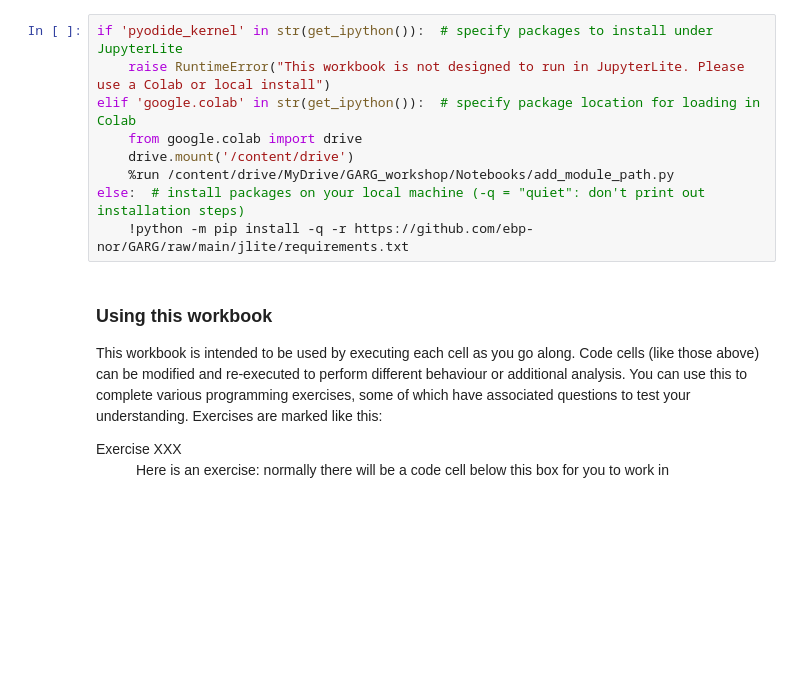
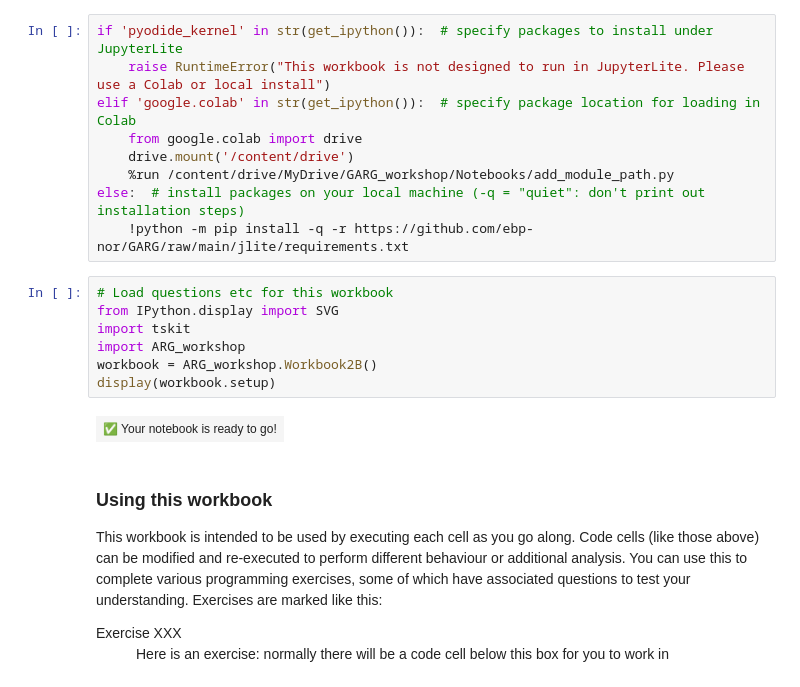
Before and after one commit to ebp-nor/GARG, a Jupyter notebook: jlite/content/Day2-B-PSMC.ipynb, the cells around one changed output. Cells and saved outputs as stored; diff of their text form; blank space fills up the shorter version.

```diff
--- a/jlite/content/Day2-B-PSMC.ipynb
+++ b/jlite/content/Day2-B-PSMC.ipynb
@@ -11,6 +11,15 @@ elif 'google.colab' in str(get_ipython()):  # specify package location for loadi
     %run /content/drive/MyDrive/GARG_workshop/Notebooks/add_module_path.py
 else:  # install packages on your local machine (-q = "quiet": don't print out installation steps)
     !python -m pip install -q -r https://github.com/ebp-nor/GARG/raw/main/jlite/requirements.txt
+# %%
+# Load questions etc for this workbook
+from IPython.display import SVG
+import tskit
+import ARG_workshop
+workbook = ARG_workshop.Workbook2B()
+display(workbook.setup)
+# %% [output]
+| ✅ Your notebook is ready to go! |
 # %% [markdown]
 ### Using this workbook
 
```
Also changed, not shown: parts of 2 cells of this notebook, 3 other files.
